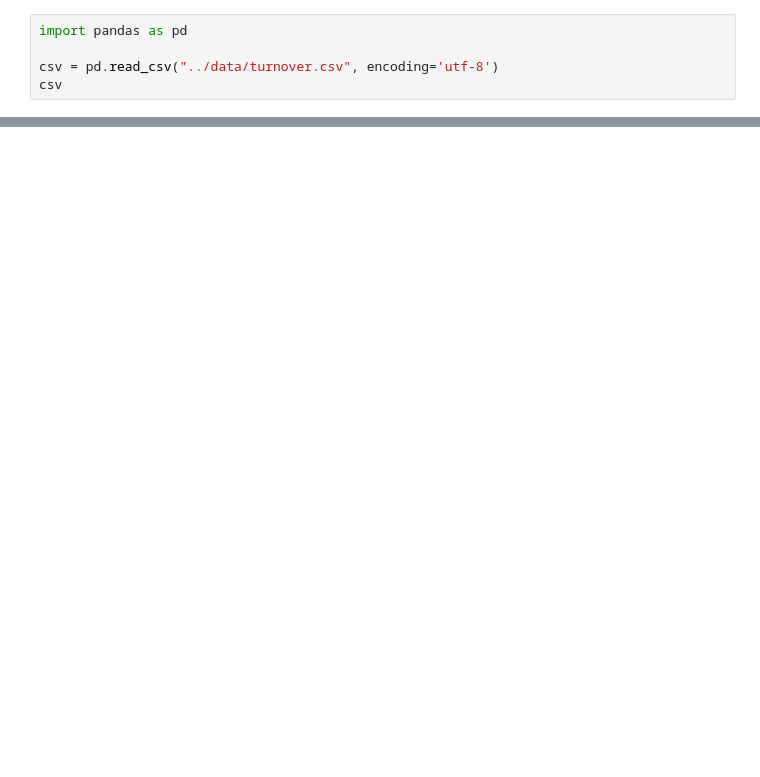
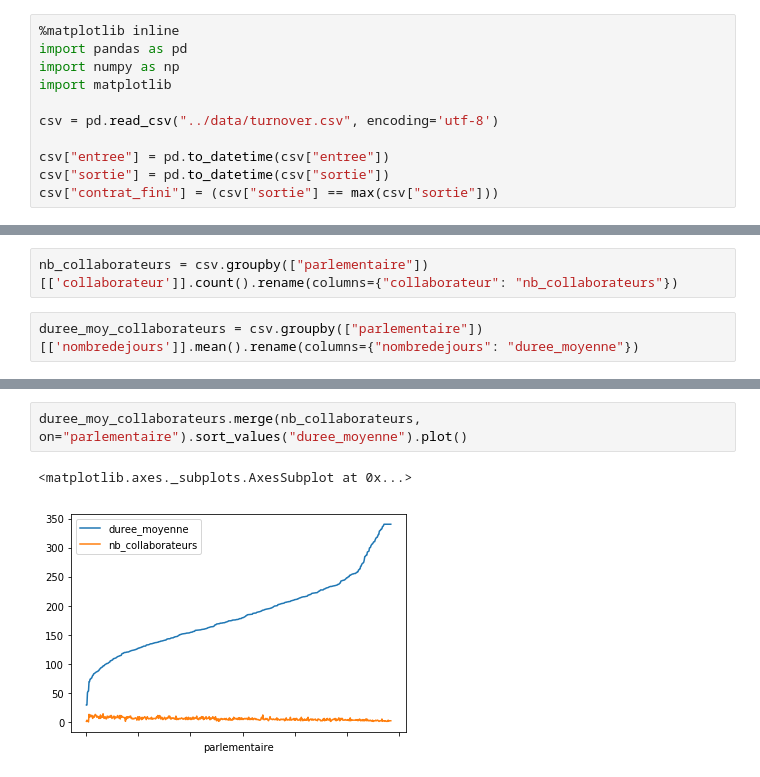
Before and after one commit to regardscitoyens/Collaborateurs-Parlement, a Jupyter notebook: exploitations/turnover.ipynb, the cells around one changed output, grey strips where cells are left out. Cells and saved outputs as stored; diff of their text form; blank space fills up the shorter version.

```diff
--- a/exploitations/turnover.ipynb
+++ b/exploitations/turnover.ipynb
@@ -1,5 +1,11 @@
 # %%
+%matplotlib inline
 import pandas as pd
+import numpy as np
+import matplotlib
 
 csv = pd.read_csv("../data/turnover.csv", encoding='utf-8')
-csv
+
+csv["entree"] = pd.to_datetime(csv["entree"])
+csv["sortie"] = pd.to_datetime(csv["sortie"])
+csv["contrat_fini"] = (csv["sortie"] == max(csv["sortie"]))
@@ -24,0 +33,4 @@ csv
+# %%
+nb_collaborateurs = csv.groupby(["parlementaire"])[['collaborateur']].count().rename(columns={"collaborateur": "nb_collaborateurs"})
+# %%
+duree_moy_collaborateurs = csv.groupby(["parlementaire"])[['nombredejours']].mean().rename(columns={"nombredejours": "duree_moyenne"})
@@ -24,0 +59,5 @@ csv
+# %%
+duree_moy_collaborateurs.merge(nb_collaborateurs, on="parlementaire").sort_values("duree_moyenne").plot()
+# %% [output]
+<matplotlib.axes._subplots.AxesSubplot at 0x...>
+[figure, added]
```
Also changed, not shown: parts of 3 cells of this notebook.
